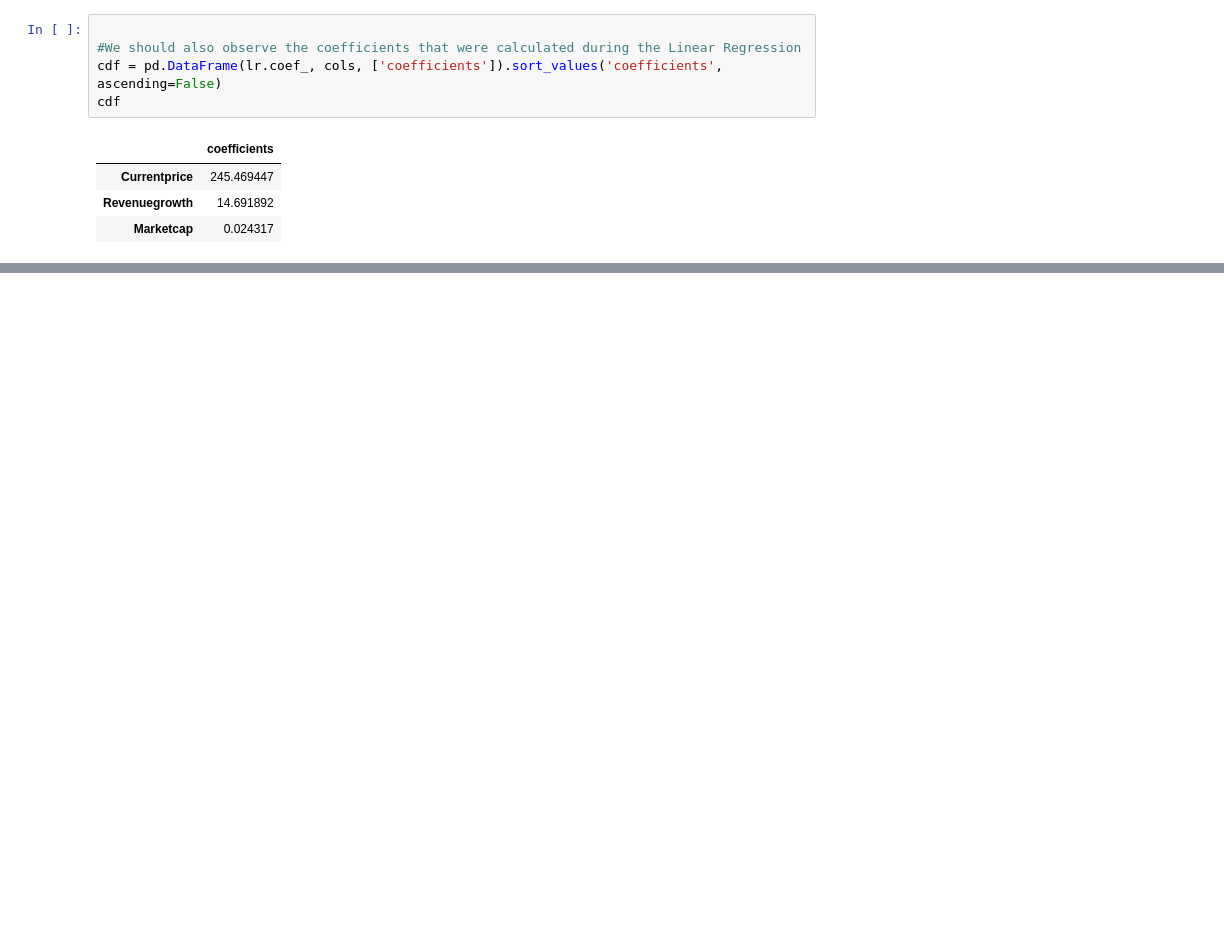
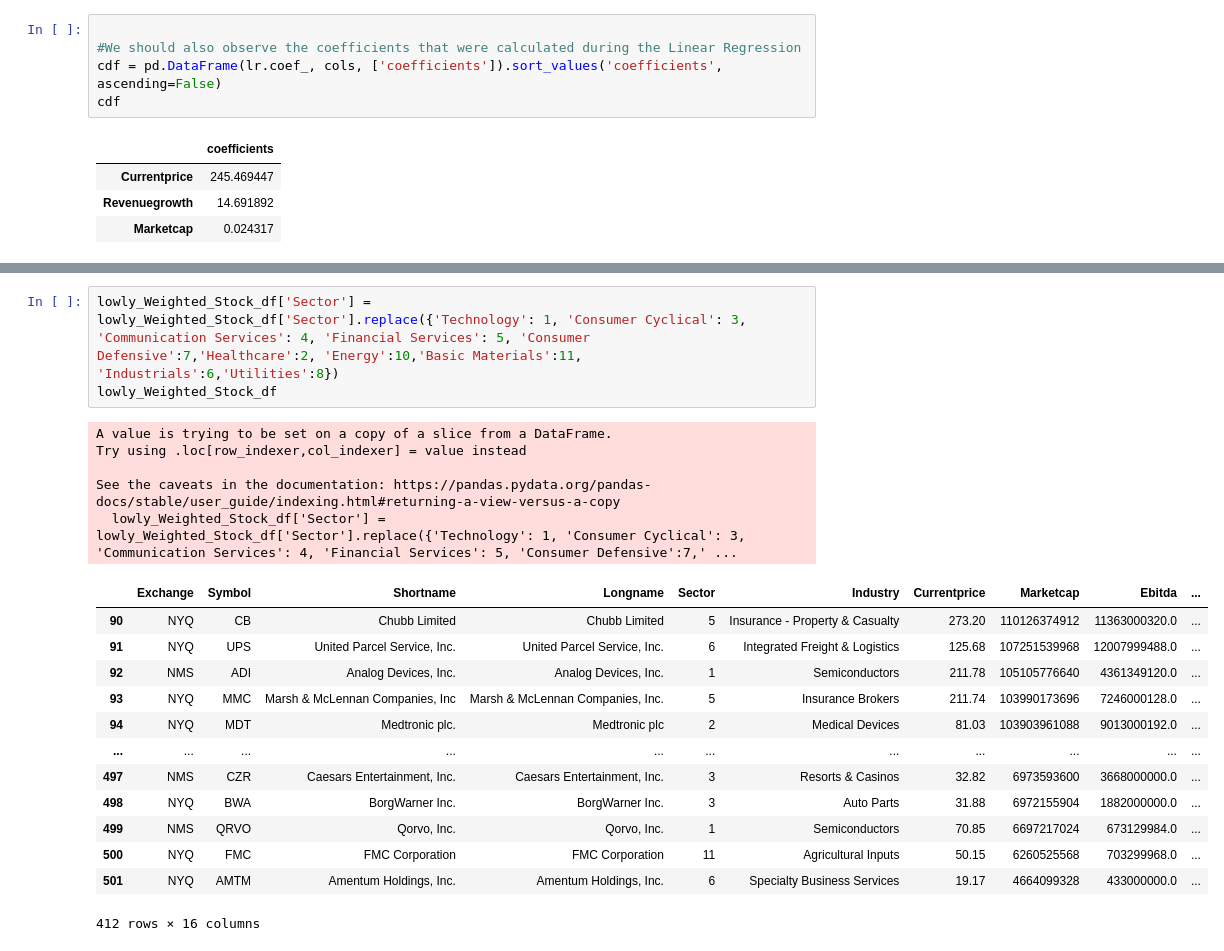
Before and after one commit to Tenzinyo/Stock_Analysis, a Jupyter notebook: stock_analysis.ipynb, the cells around one changed output, grey strips where cells are left out. Saved outputs shown, nothing was run; the diff lists cells and outputs as text; blank space fills up the shorter version.

```diff
--- a/stock_analysis.ipynb
+++ b/stock_analysis.ipynb
@@ -408,0 +418,22 @@ cdf
+# %%
+lowly_Weighted_Stock_df['Sector'] = lowly_Weighted_Stock_df['Sector'].replace({'Technology': 1, 'Consumer Cyclical': 3, 'Communication Services': 4, 'Financial Services': 5, 'Consumer Defensive':7,'Healthcare':2, 'Energy':10,'Basic Materials':11, 'Industrials':6,'Utilities':8})
+lowly_Weighted_Stock_df
+# %% [output]
+A value is trying to be set on a copy of a slice from a DataFrame.
+Try using .loc[row_indexer,col_indexer] = value instead
+
+See the caveats in the documentation: https://pandas.pydata.org/pandas-docs/stable/user_guide/indexing.html#returning-a-view-versus-a-copy
+  lowly_Weighted_Stock_df['Sector'] = lowly_Weighted_Stock_df['Sector'].replace({'Technology': 1, 'Consumer Cyclical': 3, 'Communication Services': 4, 'Financial Services': 5, 'Consumer Defensive':7,' ...
+|  | Exchange | Symbol | Shortname | Longname | Sector | Industry | Currentprice | Marketcap | Ebitda | ... |
+| 90 | NYQ | CB | Chubb Limited | Chubb Limited | 5 | Insurance - Property & Casualty | 273.20 | 110126374912 | 11363000320.0 | ... |
+| 91 | NYQ | UPS | United Parcel Service, Inc. | United Parcel Service, Inc. | 6 | Integrated Freight & Logistics | 125.68 | 107251539968 | 12007999488.0 | ... |
+| 92 | NMS | ADI | Analog Devices, Inc. | Analog Devices, Inc. | 1 | Semiconductors | 211.78 | 105105776640 | 4361349120.0 | ... |
+| 93 | NYQ | MMC | Marsh & McLennan Companies, Inc | Marsh & McLennan Companies, Inc. | 5 | Insurance Brokers | 211.74 | 103990173696 | 7246000128.0 | ... |
+| 94 | NYQ | MDT | Medtronic plc. | Medtronic plc | 2 | Medical Devices | 81.03 | 103903961088 | 9013000192.0 | ... |
+| ... | ... | ... | ... | ... | ... | ... | ... | ... | ... | ... |
+| 497 | NMS | CZR | Caesars Entertainment, Inc. | Caesars Entertainment, Inc. | 3 | Resorts & Casinos | 32.82 | 6973593600 | 3668000000.0 | ... |
+| 498 | NYQ | BWA | BorgWarner Inc. | BorgWarner Inc. | 3 | Auto Parts | 31.88 | 6972155904 | 1882000000.0 | ... |
+| 499 | NMS | QRVO | Qorvo, Inc. | Qorvo, Inc. | 1 | Semiconductors | 70.85 | 6697217024 | 673129984.0 | ... |
+| 500 | NYQ | FMC | FMC Corporation | FMC Corporation | 11 | Agricultural Inputs | 50.15 | 6260525568 | 703299968.0 | ... |
+| 501 | NYQ | AMTM | Amentum Holdings, Inc. | Amentum Holdings, Inc. | 6 | Specialty Business Services | 19.17 | 4664099328 | 433000000.0 | ... |
+412 rows × 16 columns
```
Also changed, not shown: parts of 17 cells of this notebook.
